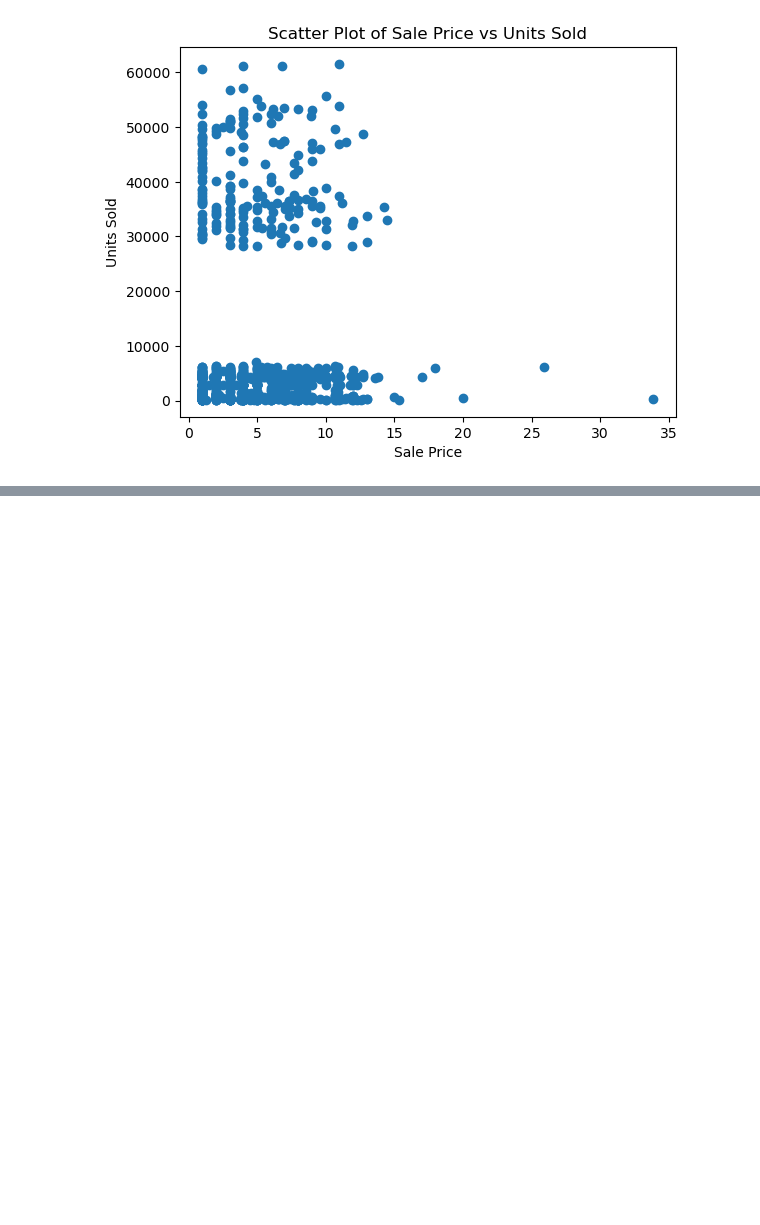
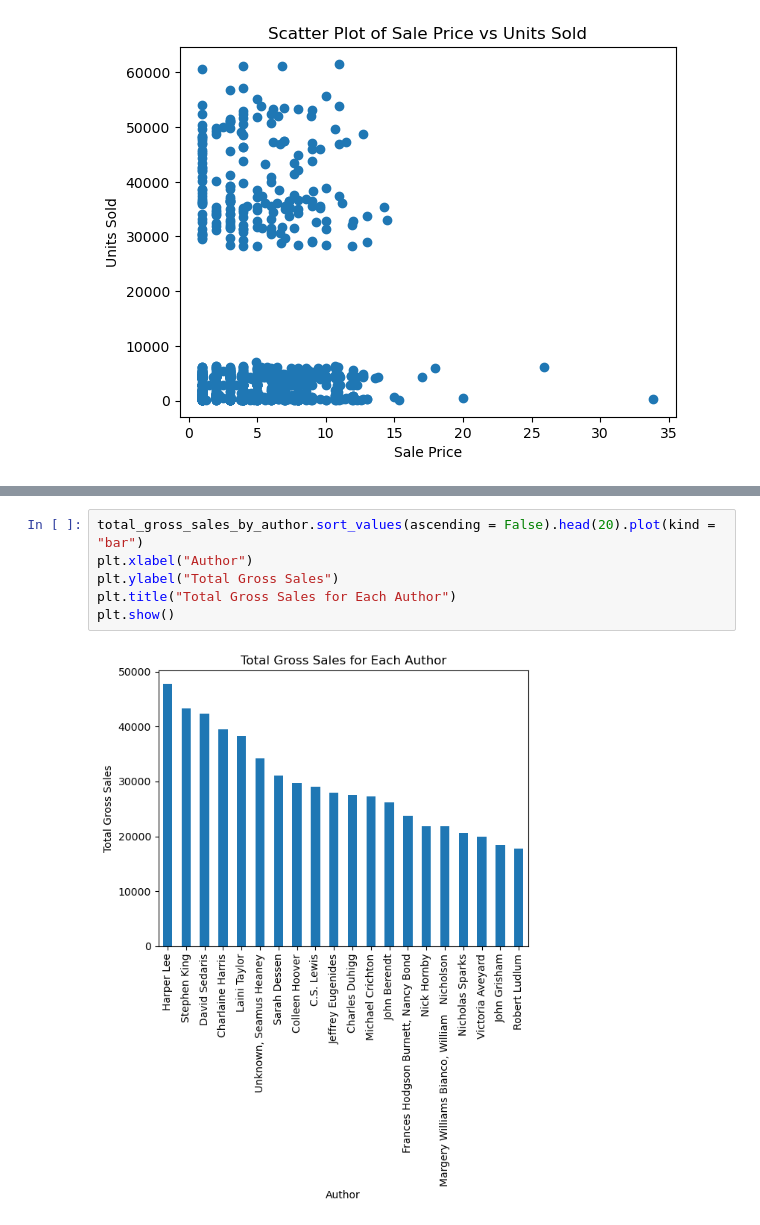
Before and after one commit to RustedSwords/BookSalesEDA, a Jupyter notebook: Notebook.ipynb, the cells around one changed output, grey strips where cells are left out. Saved outputs shown, nothing was run; the diff lists cells and outputs as text; blank space fills up the shorter version.

```diff
--- a/Notebook.ipynb
+++ b/Notebook.ipynb
@@ -152,0 +215,8 @@ plt.show()
+# %%
+total_gross_sales_by_author.sort_values(ascending = False).head(20).plot(kind = "bar")
+plt.xlabel("Author")
+plt.ylabel("Total Gross Sales")
+plt.title("Total Gross Sales for Each Author")
+plt.show()
+# %% [output]
+[figure, added]
```
Also changed, not shown: parts of 9 cells of this notebook.
